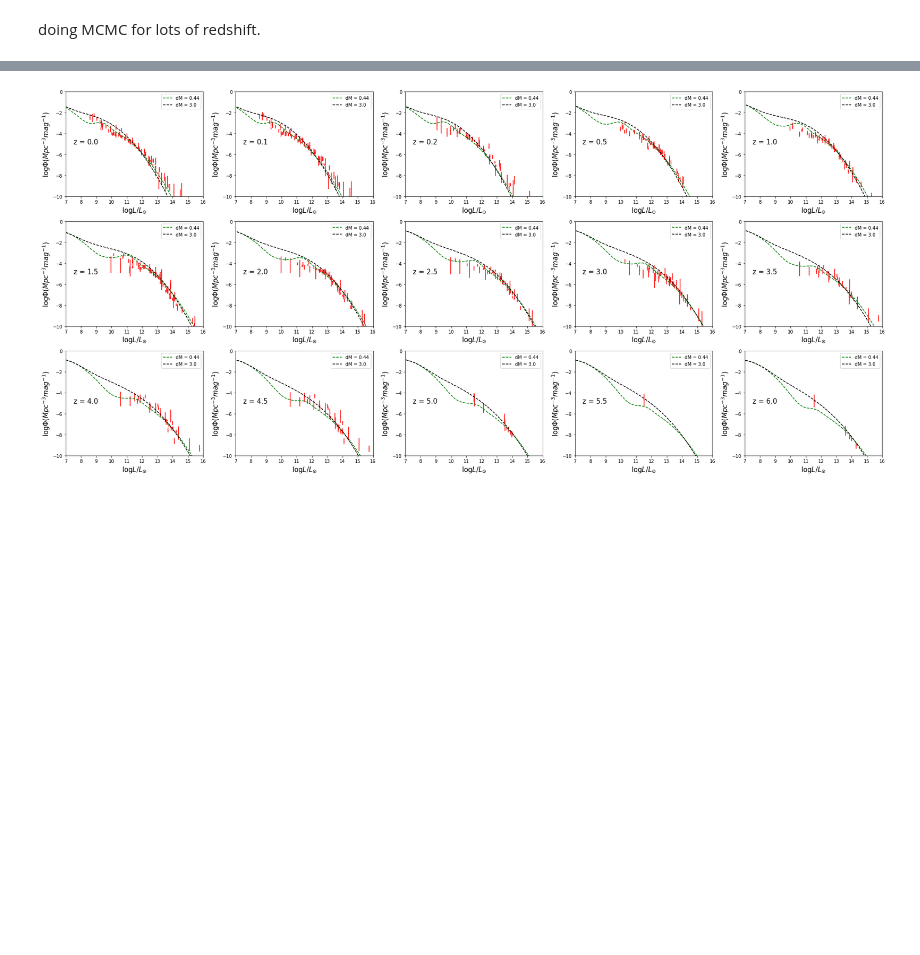
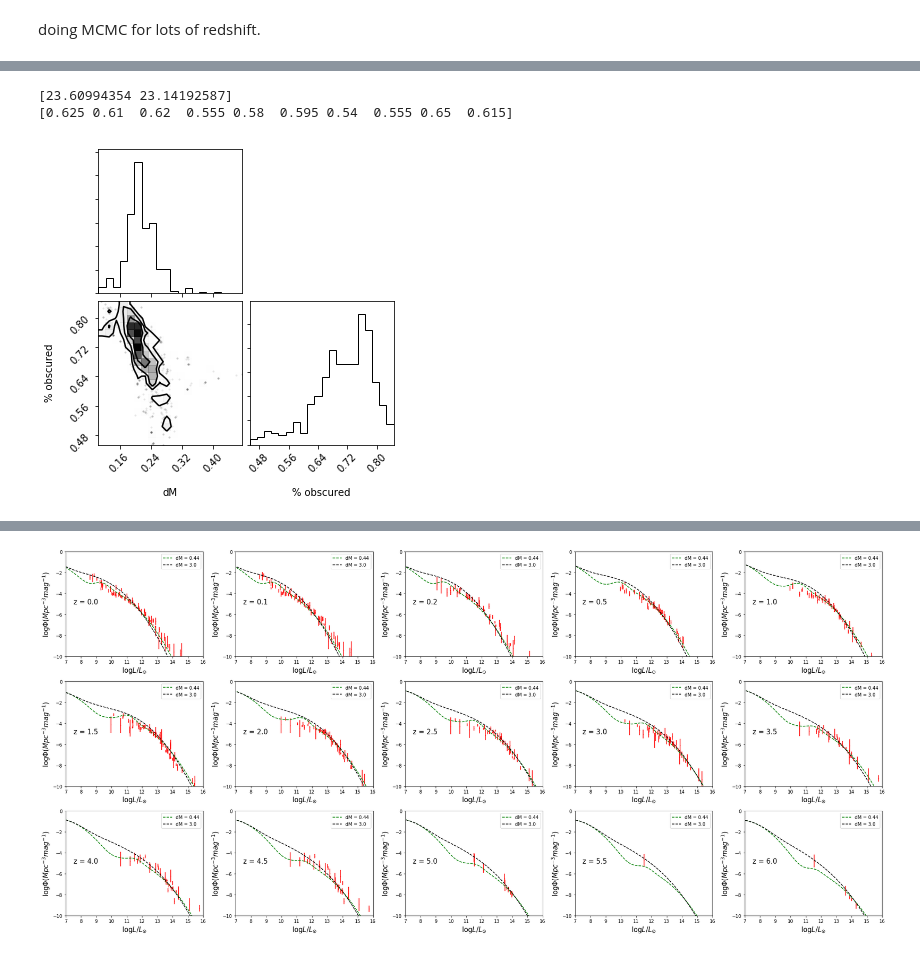
Before and after one commit to megantillman/get_QLF, a Jupyter notebook: get_QLF_notebook.ipynb, the cells around one changed output, grey strips where cells are left out. Drawn from its saved outputs; the diff is of its cells as text; code cells hidden in the pictures; blank space fills up the shorter version.

```diff
--- a/get_QLF_notebook.ipynb
+++ b/get_QLF_notebook.ipynb
@@ -247,7 +436,7 @@ for i, z in zip(qlf_list, zlist):
 # %%
 def lnprior(p):
-    dm, ob, mmid = p
-    if 0.0 < dm <= 3.0 and 0.5 < ob < 1.0 and 10. < mmid < 10.8:
+    dm, ob = p
+    if 0.0 < dm <= 3.0 and 0.0 < ob < 1.0:
         return 0.0
     return -np.inf
 
@@ -259,12 +448,12 @@ def lnprob(p, i, x, y, err):
 
 def lnchi2(p, z, x, y, err): #lnlike
 
-    chi2 = np.sum((y - model_func(x, p, z)) ** 2 / (err ** 2)) / (len(x)-1)
-    return np.log(chi2)
+    chi2 = np.sum((model_func(x, p, z) - y) ** 2 / (err ** 2)) / (len(x)-1)
+    return -chi2
 
-def model_func(x, p, z, prob_zero = [0,0,0], standev = [.85, .75, .35]):
+def model_func(x, p, z, mmid = 10.3, prob_zero = [0,0,0], standev = [.85, .75, .35]):
     y = []
-    dm, ob, mmid = p
+    dm, ob = p
     z = np.array(z)
     for zs, i in zip(zlist, qlf_list):
         i.get_SMBM(dm, mmid)
@@ -333,0 +466,11 @@ print(myp[0] + np.random.randint(-1,2)*np.random.random_sample(1)*1.)
+# %%
+ndim, nwalkers, steps = 2, 10, 200
+pos = [pinit + .1*np.random.randn(2) for i in range(nwalkers)]
+for i in range(len(pos)):
+    for j in range(len(pos[i])):
+        if pos[i][j] < 0.0:
+            pos[i][j] = 0.1
+print('start sampler')
+sampler_2fit = emcee.EnsembleSampler(nwalkers, ndim, lnprob, args=(np.array(z_tot), np.array(xt_tot), np.array(yt_tot), np.array(yerr_tot)))
+%time sampler_2fit.run_mcmc(pos, steps)
+print('end sampler')
@@ -333,0 +482,11 @@ print(myp[0] + np.random.randint(-1,2)*np.random.random_sample(1)*1.)
+# %%
+ndim, nwalkers, steps = 2, 30, 500
+pos = [pinit + .1*np.random.randn(2) for i in range(nwalkers)]
+for i in range(len(pos)):
+    for j in range(len(pos[i])):
+        if pos[i][j] < 0.0:
+            pos[i][j] = 0.1
+print('start sampler')
+sampler_2fit_multicore = emcee.EnsembleSampler(nwalkers, ndim, lnprob, threads = 5, args=(np.array(z_tot), np.array(xt_tot), np.array(yt_tot), np.array(yerr_tot)))
+%time sampler_2fit_multicore.run_mcmc(pos, steps)
+print('end sampler')
@@ -333,0 +498,9 @@ print(myp[0] + np.random.randint(-1,2)*np.random.random_sample(1)*1.)
+# %%
+samples_2fit = sampler_2fit.chain[:,2:,:].reshape((-1,ndim))
+print(sampler_2fit.get_autocorr_time(c=1, low = 10))
+print(sampler_2fit.acceptance_fraction)
+fig = corner.corner(samples_2fit, labels = ['dM','% obscured'])
+# %% [output]
+[23.60994354 23.14192587]
+[0.625 0.61  0.62  0.555 0.58  0.595 0.54  0.555 0.65  0.615]
+[figure, added]
```
Also changed, not shown: parts of 16 cells of this notebook.
